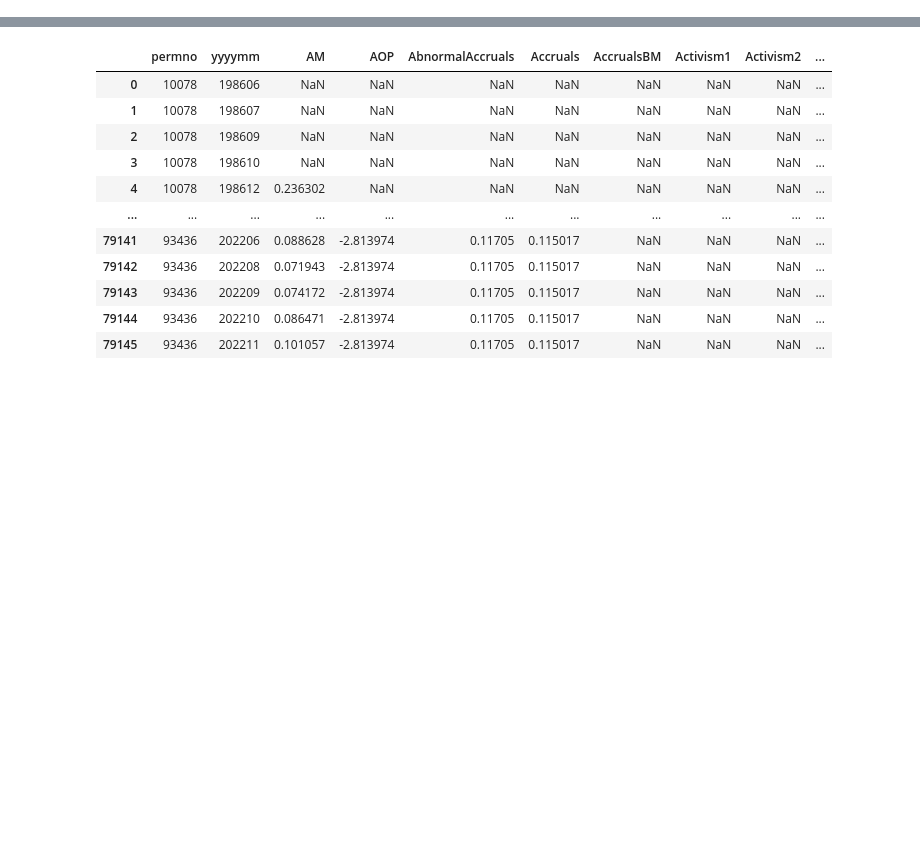
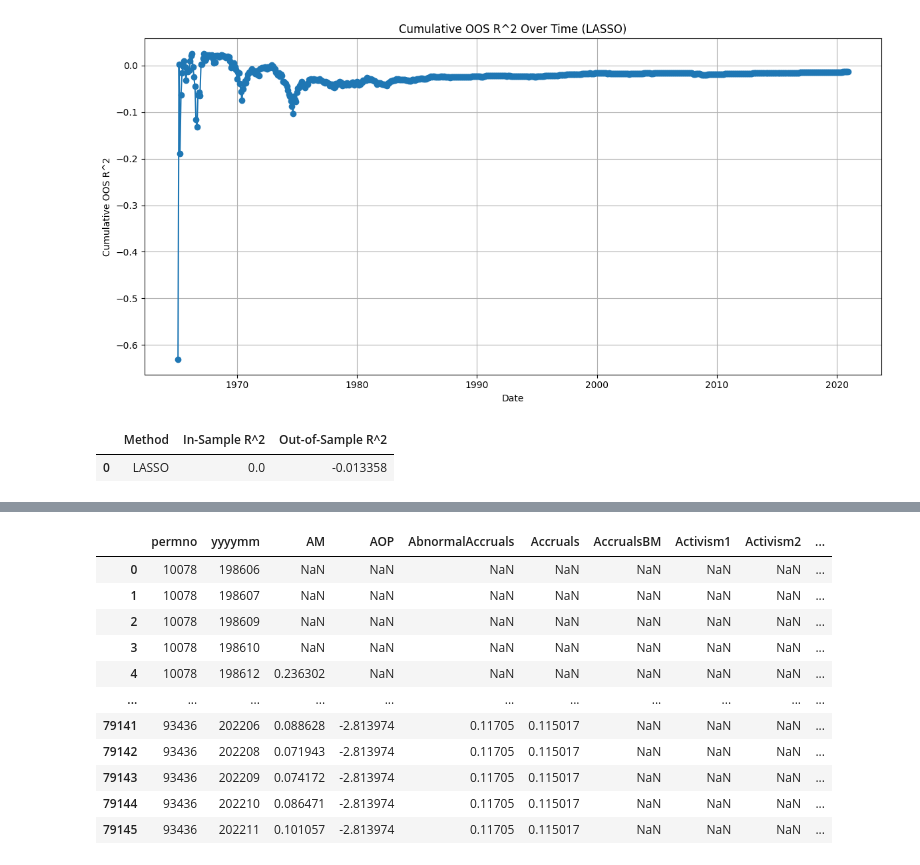
Before and after one commit to Summer99D/MLF_HW1, a Jupyter notebook: HW.ipynb, the cells around one changed output, grey strips where cells are left out. Cells and saved outputs as stored; diff of their text form; code cells hidden in the pictures; blank space fills up the shorter version.

```diff
--- a/HW.ipynb
+++ b/HW.ipynb
@@ -66,0 +173,13 @@ lsret_df=lsret_df.fillna(lsret_df.mean())
+# %%
+result_lasso = regression_with_regulariser(p1,
+                                          target_col='CRSP_SPvw_minus_Rfree',
+                                          start_oos='1965-01-01',
+                                          regulariser='lasso',
+                                          plot=True,
+                                          )
+
+result_lasso
+# %% [output]
+[figure, added]
+|  | Method | In-Sample R^2 | Out-of-Sample R^2 |
+| 0 | LASSO | 0.0 | -0.013358 |
```
Also changed, not shown: parts of 34 cells of this notebook, 2 other files.
